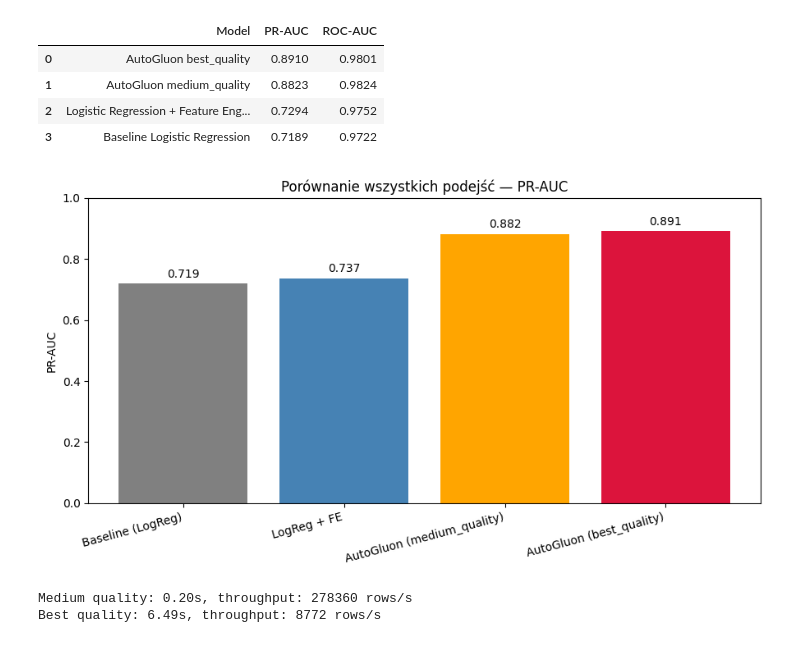
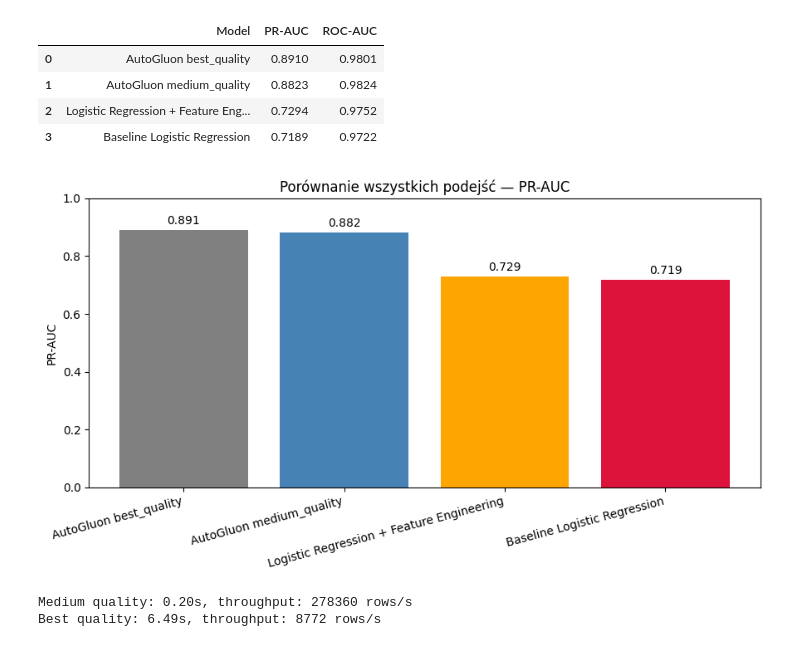
Before and after one commit to maarisaay/credit_card_fraud_project, a Jupyter notebook: notebooks/AG_FE_experiments.ipynb, the cells around one changed output. Saved outputs shown, nothing was run; the diff lists cells and outputs as text; code cells hidden in the pictures.

```diff
--- a/notebooks/AG_FE_experiments.ipynb
+++ b/notebooks/AG_FE_experiments.ipynb
@@ -305,17 +306,21 @@ results_sorted
 # %%
 plt.figure(figsize=(9, 5))
 colors = ["gray", "steelblue", "orange", "crimson"]
-plt.bar(results["Model"], results["PR-AUC"], color=colors)
+
+plt.bar(results_sorted["Model"], results_sorted["PR-AUC"], color=colors)
+
 plt.ylabel("PR-AUC")
 plt.title("Porównanie wszystkich podejść — PR-AUC")
 plt.ylim(0, 1)
 plt.xticks(rotation=15, ha="right")
-for i, v in enumerate(results["PR-AUC"]):
+
+for i, v in enumerate(results_sorted["PR-AUC"]):
     plt.text(i, v + 0.02, f"{v:.3f}", ha="center")
+
 plt.tight_layout()
 plt.show()
 # %% [output]
-[figure, old version]
+[figure, new version]
 # %%
 import time
 
```
Also changed, not shown: parts of 1 cell of this notebook, 2 other files.
